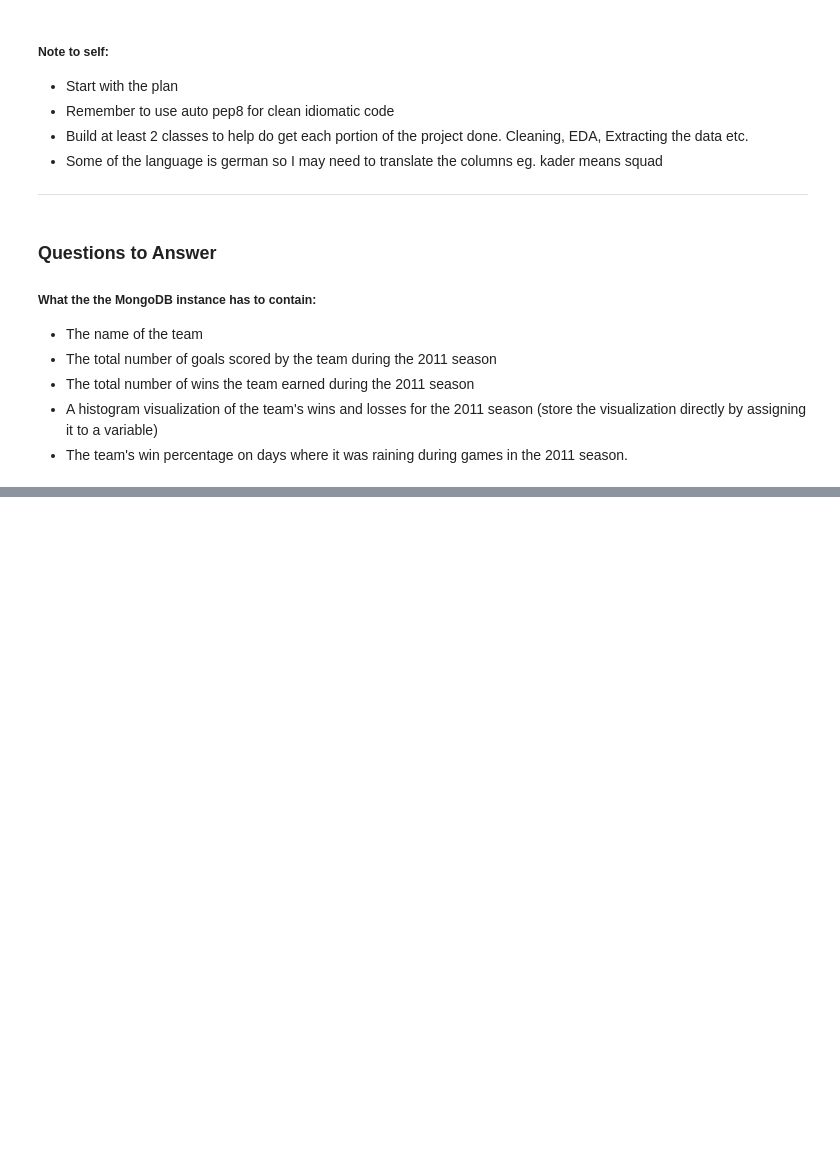
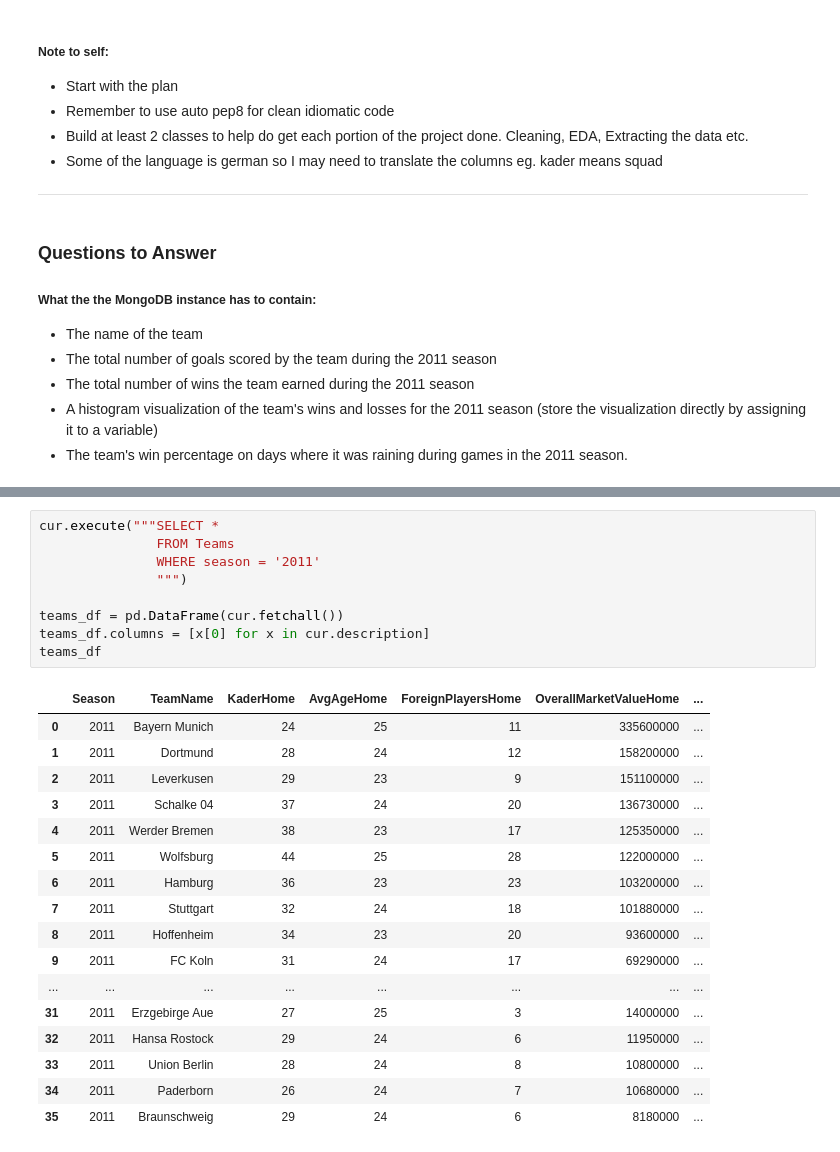
Before and after one commit to Louis-Bad/Module-2---Football-Analysis, a Jupyter notebook: Project 2 - Football Analysis.ipynb, the cells around one changed output, grey strips where cells are left out. Cells and saved outputs as stored; diff of their text form; blank space fills up the shorter version.

```diff
--- a/Project 2 - Football Analysis.ipynb
+++ b/Project 2 - Football Analysis.ipynb
@@ -32,0 +75,27 @@
+# %%
+cur.execute("""SELECT *
+               FROM Teams
+               WHERE season = '2011'
+               """)
+
+teams_df = pd.DataFrame(cur.fetchall())
+teams_df.columns = [x[0] for x in cur.description]
+teams_df
+# %% [output]
+|  | Season | TeamName | KaderHome | AvgAgeHome | ForeignPlayersHome | OverallMarketValueHome | ... |
+| 0 | 2011 | Bayern Munich | 24 | 25 | 11 | 335600000 | ... |
+| 1 | 2011 | Dortmund | 28 | 24 | 12 | 158200000 | ... |
+| 2 | 2011 | Leverkusen | 29 | 23 | 9 | 151100000 | ... |
+| 3 | 2011 | Schalke 04 | 37 | 24 | 20 | 136730000 | ... |
+| 4 | 2011 | Werder Bremen | 38 | 23 | 17 | 125350000 | ... |
+| 5 | 2011 | Wolfsburg | 44 | 25 | 28 | 122000000 | ... |
+| 6 | 2011 | Hamburg | 36 | 23 | 23 | 103200000 | ... |
+| 7 | 2011 | Stuttgart | 32 | 24 | 18 | 101880000 | ... |
+| 8 | 2011 | Hoffenheim | 34 | 23 | 20 | 93600000 | ... |
+| 9 | 2011 | FC Koln | 31 | 24 | 17 | 69290000 | ... |
+| ... | ... | ... | ... | ... | ... | ... | ... |
+| 31 | 2011 | Erzgebirge Aue | 27 | 25 | 3 | 14000000 | ... |
+| 32 | 2011 | Hansa Rostock | 29 | 24 | 6 | 11950000 | ... |
+| 33 | 2011 | Union Berlin | 28 | 24 | 8 | 10800000 | ... |
+| 34 | 2011 | Paderborn | 26 | 24 | 7 | 10680000 | ... |
+| 35 | 2011 | Braunschweig | 29 | 24 | 6 | 8180000 | ... |
```
Also changed, not shown: parts of 23 cells of this notebook, 1 other file.
